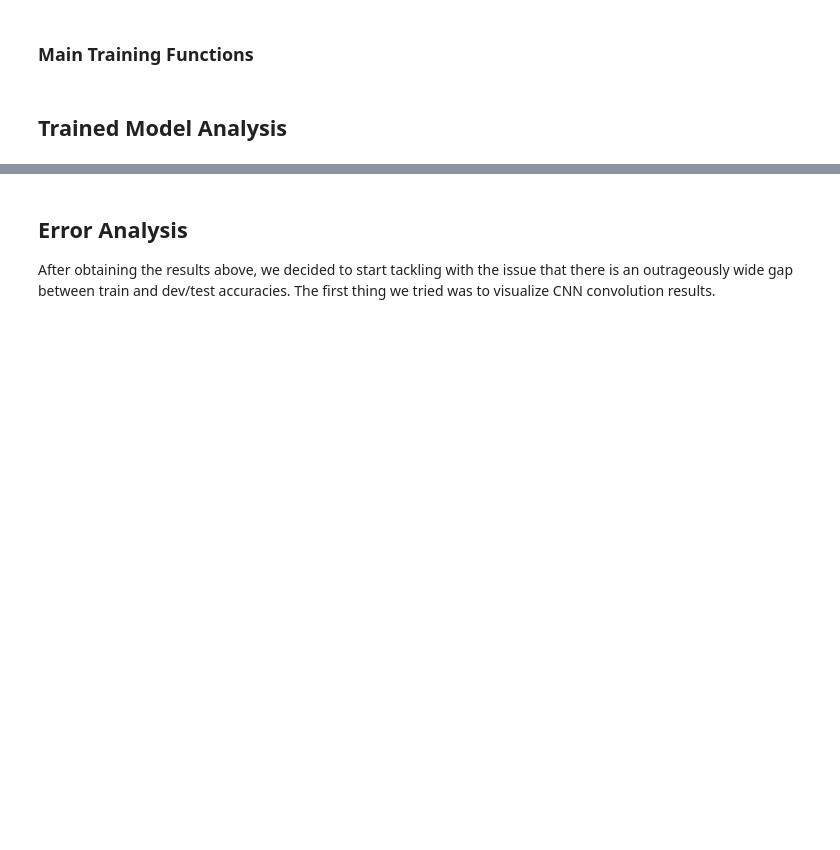
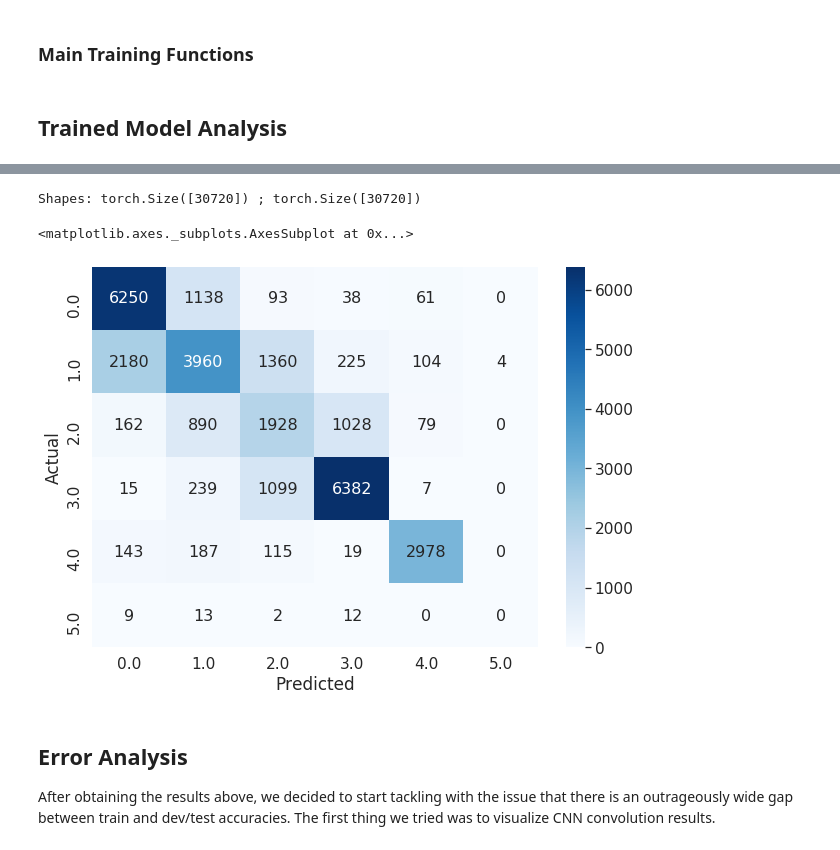
Before and after one commit to kalvin807/Tropical-Cyclone-Classifier, a Jupyter notebook: [Latest][GPU_FARM]_COMP3359_group_28.ipynb, the cells around one changed output, grey strips where cells are left out. Saved outputs shown, nothing was run; the diff lists cells and outputs as text; code cells hidden in the pictures; blank space fills up the shorter version.

Commit message:
Add confusion matrix

```diff
--- a/[Latest][GPU_FARM]_COMP3359_group_28.ipynb
+++ b/[Latest][GPU_FARM]_COMP3359_group_28.ipynb
@@ -856,28 +936,23 @@ Test: [200/240] Time 15.765 ( 2.825)    Loss 1.8600e+00 (1.8682e+00)    Acc@1
 # %%
-dataset = prepare_dataset(LABELS, 0.8, 2012)
-test_ds = TyDataset(dataset['test'], test_transform, channel=3)
-test_loader = DataLoader(test_ds,
-                            batch_size = 32,
-                            num_workers= 8,
-                            pin_memory= True,
-                            drop_last=True,
-                            shuffle=True)
-
-test_result = validate_with_all_preds(val_loader=test_loader,model=model,      criterion=nn.CrossEntropyLoss().cuda(0), freq=100, gpu=0)
-print(f"Acc: {test_result['acc']} Loss: {test_result['labels']}
+import seaborn as sn
+from sklearn.metrics import confusion_matrix
 
 train_preds, train_truth = torch.FloatTensor(test_result['predictions']), torch.FloatTensor(test_result['labels'])
 
 print("Shapes:",train_preds.size(),";",train_truth.size())
 
 data = confusion_matrix(train_truth, train_preds)
 df_cm = pd.DataFrame(data, columns=np.unique(train_truth), index = np.unique(train_truth))
 df_cm.index.name = 'Actual'
 df_cm.columns.name = 'Predicted'
 
 plt.figure(figsize = (10,7))
 sn.set(font_scale=1.4)
 sn.heatmap(df_cm, cmap="Blues", annot=True,annot_kws={"size": 16}, fmt='d')
+# %% [output]
+Shapes: torch.Size([30720]) ; torch.Size([30720])
+<matplotlib.axes._subplots.AxesSubplot at 0x...>
+[figure, added]
 # %% [markdown]
 ## Error Analysis
 
```
Also changed, not shown: parts of 13 cells of this notebook.
